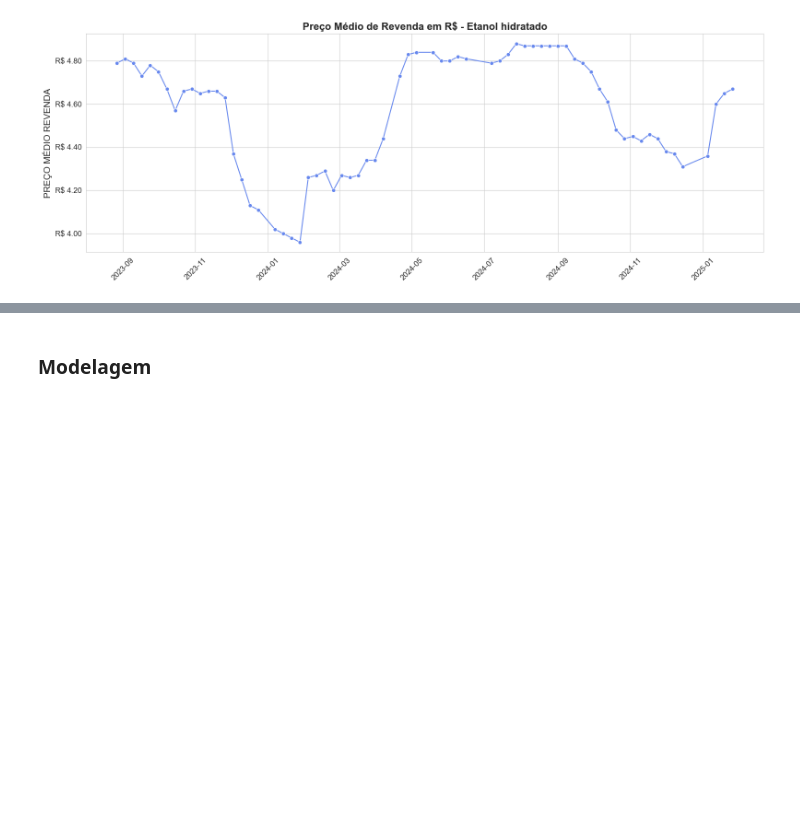
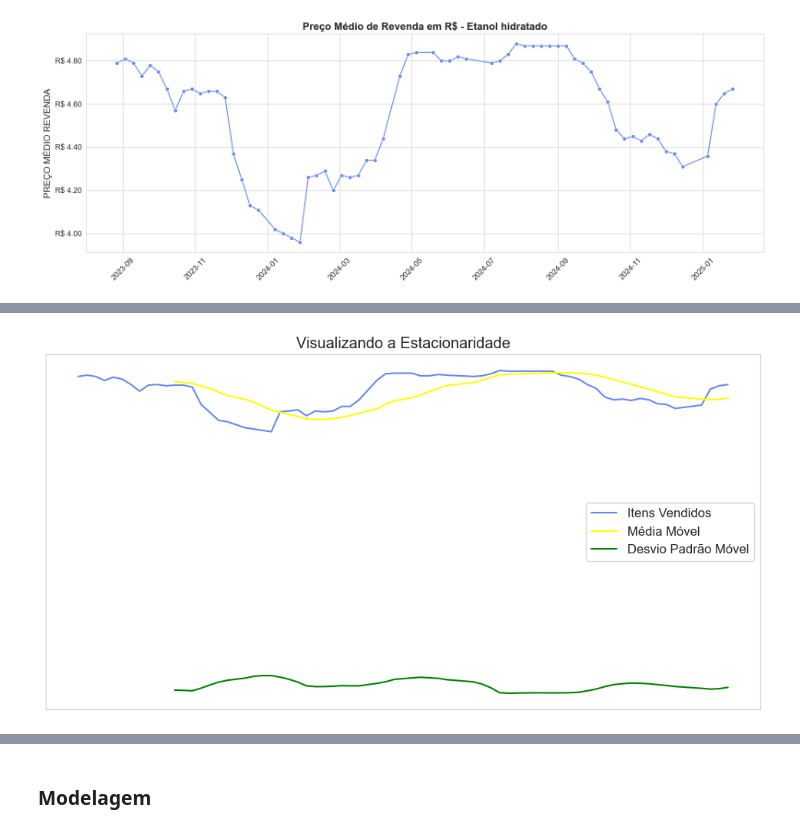
Before and after one commit to AurelioGuilherme/ANP-Forecasting, a Jupyter notebook: Notebook/Modeling.ipynb, the cells around one changed output, grey strips where cells are left out. Saved outputs shown, nothing was run; the diff lists cells and outputs as text; code cells hidden in the pictures; blank space fills up the shorter version.

Commit message:
testes estatisticos e estacionarizacao
- Decomposição
- Estacionaridade
- Teste Dickey-Fuller Aumentado
- Estacionarização

```diff
--- a/Notebook/Modeling.ipynb
+++ b/Notebook/Modeling.ipynb
@@ -108,0 +152,5 @@ plot.visualiza_serie_temporal(df_filtrado, x = 'DATA INICIAL', y='PREÇO MÉDIO
+# %%
+# Aplica a função
+plot.visualiza_estacionaridade(serie_temporal)
+# %% [output]
+[figure, added]
```
Also changed, not shown: parts of 17 cells of this notebook, 3 other files.
